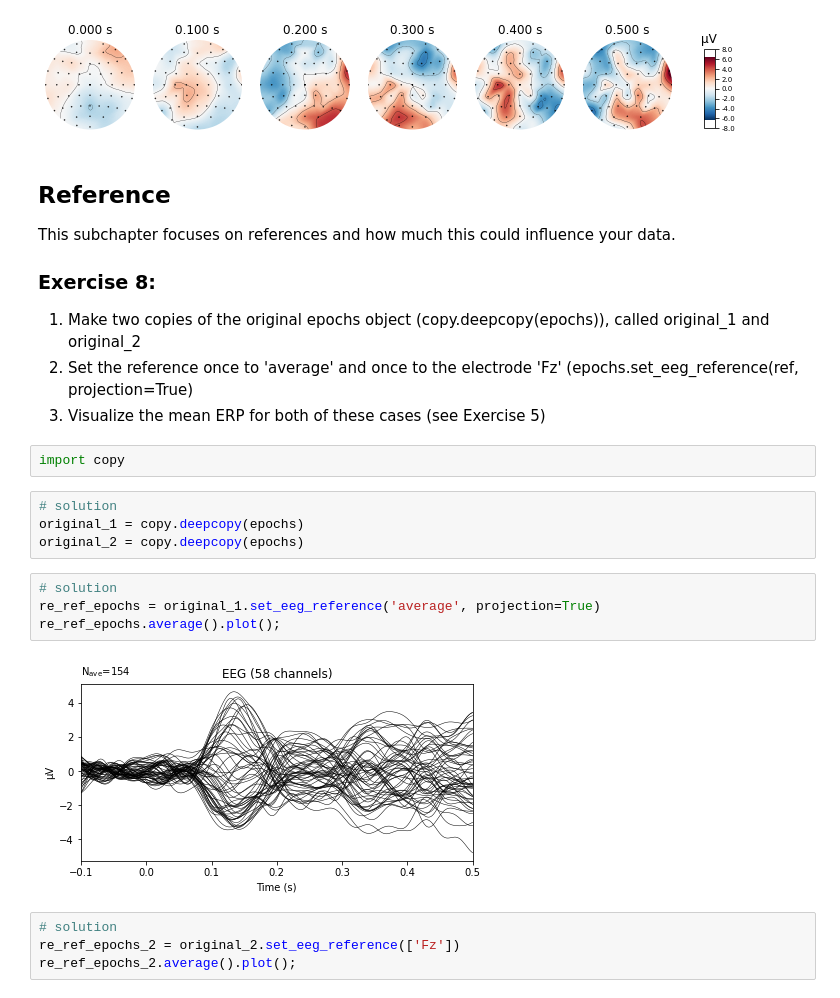
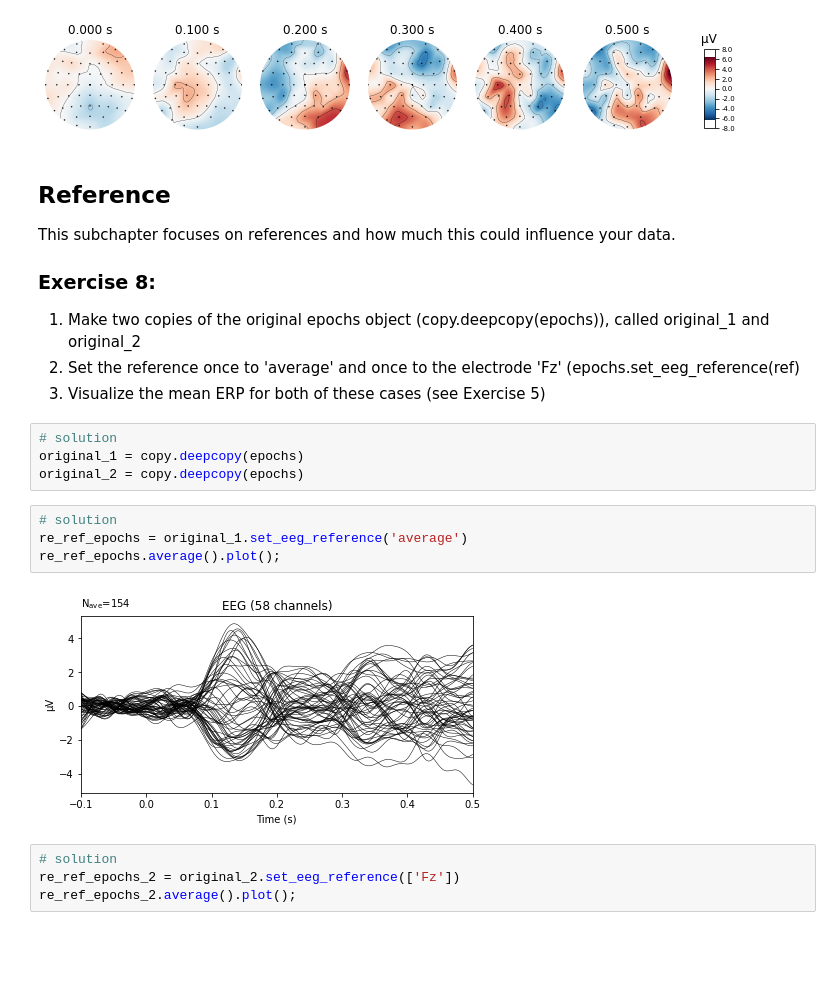
Before and after one commit to fma0/AMLD, a Jupyter notebook: Part 1.ipynb, the cells around one changed output. Cells and saved outputs as stored; diff of their text form; blank space fills up the shorter version.

```diff
--- a/Part 1.ipynb
+++ b/Part 1.ipynb
@@ -247,20 +249,18 @@ ep_nov.average().plot_topomap(timepoints, ch_type='eeg');
 This subchapter focuses on references and how much this could influence your data.
 ### Exercise 8:
 1. Make two copies of the original epochs object (copy.deepcopy(epochs)), called original_1 and original_2
-2. Set the reference once to 'average' and once to the electrode 'Fz' (epochs.set_eeg_reference(ref, projection=True)
+2. Set the reference once to 'average' and once to the electrode 'Fz' (epochs.set_eeg_reference(ref)
 3. Visualize the mean ERP for both of these cases (see Exercise 5)
-# %%
-import copy
 # %%
 # solution
 original_1 = copy.deepcopy(epochs)
 original_2 = copy.deepcopy(epochs)
-# %%
-# solution
-re_ref_epochs = original_1.set_eeg_reference('average', projection=True)
-re_ref_epochs.average().plot();
-# %% [output]
-[figure, removed]
+# %%
+# solution
+re_ref_epochs = original_1.set_eeg_reference('average')
+re_ref_epochs.average().plot();
+# %% [output]
+[figure, added]
 # %%
 # solution
 re_ref_epochs_2 = original_2.set_eeg_reference(['Fz'])
```
Also changed, not shown: parts of 20 cells of this notebook, 4 other files.
